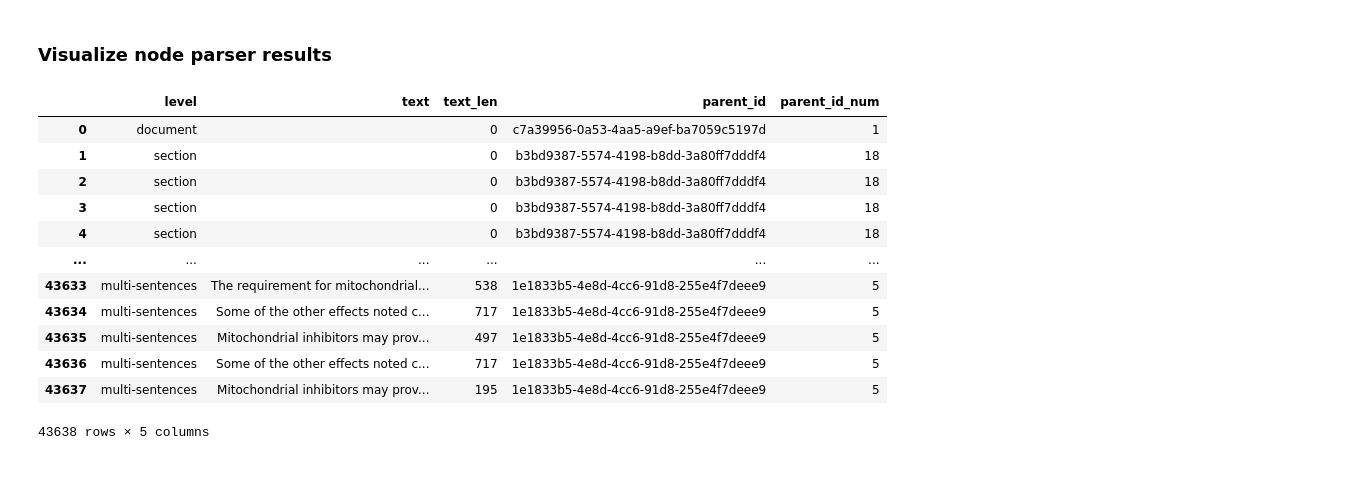
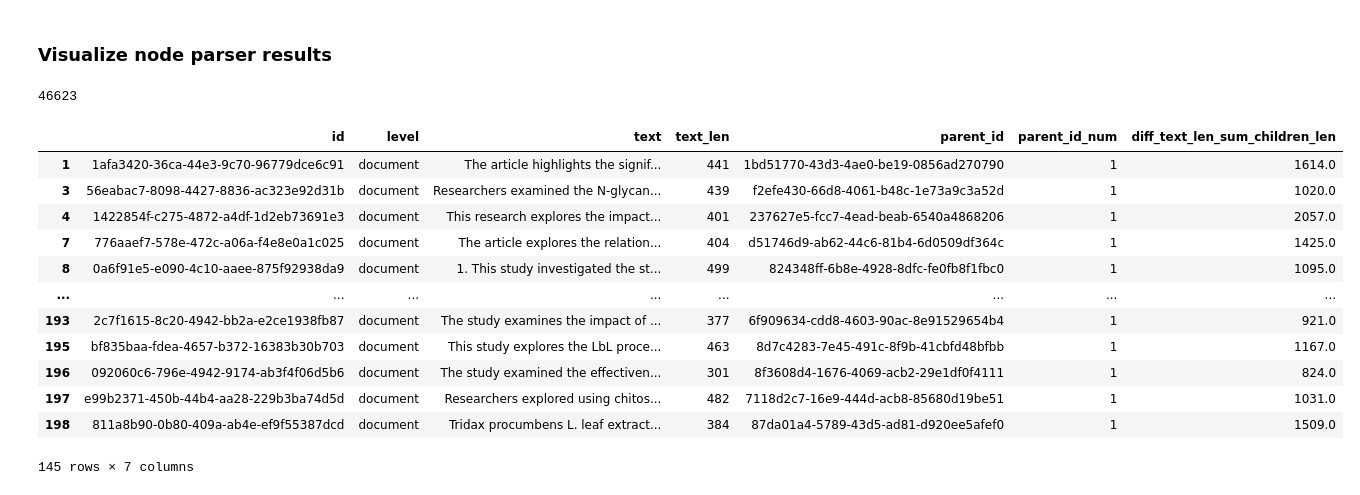
Before and after one commit to zz9tf/Fine-Tuned-GPT-2-with-articles-ground-truth, a Jupyter notebook: code/llamaIndex/basic/test.ipynb, the cells around one changed output. Saved outputs shown, nothing was run; the diff lists cells and outputs as text; code cells hidden in the pictures.

```diff
--- a/code/llamaIndex/basic/test.ipynb
+++ b/code/llamaIndex/basic/test.ipynb
@@ -448,19 +470,27 @@ df['parent_id_num'] = df['parent_id'].map(parent_id_counts)
-# %%
-df
-# %% [output]
-|  | level | text | text_len | parent_id | parent_id_num |
-| 0 | document |  | 0 | c7a39956-0a53-4aa5-a9ef-ba7059c5197d | 1 |
-| 1 | section |  | 0 | b3bd9387-5574-4198-b8dd-3a80ff7dddf4 | 18 |
-| 2 | section |  | 0 | b3bd9387-5574-4198-b8dd-3a80ff7dddf4 | 18 |
-| 3 | section |  | 0 | b3bd9387-5574-4198-b8dd-3a80ff7dddf4 | 18 |
-| 4 | section |  | 0 | b3bd9387-5574-4198-b8dd-3a80ff7dddf4 | 18 |
-| ... | ... | ... | ... | ... | ... |
-| 43633 | multi-sentences | The requirement for mitochondrial... | 538 | 1e1833b5-4e8d-4cc6-91d8-255e4f7deee9 | 5 |
-| 43634 | multi-sentences | Some of the other effects noted c... | 717 | 1e1833b5-4e8d-4cc6-91d8-255e4f7deee9 | 5 |
-| 43635 | multi-sentences | Mitochondrial inhibitors may prov... | 497 | 1e1833b5-4e8d-4cc6-91d8-255e4f7deee9 | 5 |
-| 43636 | multi-sentences | Some of the other effects noted c... | 717 | 1e1833b5-4e8d-4cc6-91d8-255e4f7deee9 | 5 |
-| 43637 | multi-sentences | Mitochondrial inhibitors may prov... | 195 | 1e1833b5-4e8d-4cc6-91d8-255e4f7deee9 | 5 |
-43638 rows × 5 columns
+# %%
+len(id2nodes['a2013402-28e1-4fc7-ae48-3fc81a3fa92a'].metadata['original_content'])
+# %% [output]
+46623
+# %%
+df_filtered = df[~df['diff_text_len_sum_children_len'].isna()]
+
+# Further filter rows where the absolute value of 'diff_text_len_sum_children_len' is greater than 800
+df_large_diff = df_filtered[abs(df_filtered['diff_text_len_sum_children_len']) > 800]
+df_large_diff
+# %% [output]
+|  | id | level | text | text_len | parent_id | parent_id_num | diff_text_len_sum_children_len |
+| 1 | 1afa3420-36ca-44e3-9c70-96779dce6c91 | document | The article highlights the signif... | 441 | 1bd51770-43d3-4ae0-be19-0856ad270790 | 1 | 1614.0 |
+| 3 | 56eabac7-8098-4427-8836-ac323e92d31b | document | Researchers examined the N-glycan... | 439 | f2efe430-66d8-4061-b48c-1e73a9c3a52d | 1 | 1020.0 |
+| 4 | 1422854f-c275-4872-a4df-1d2eb73691e3 | document | This research explores the impact... | 401 | 237627e5-fcc7-4ead-beab-6540a4868206 | 1 | 2057.0 |
+| 7 | 776aaef7-578e-472c-a06a-f4e8e0a1c025 | document | The article explores the relation... | 404 | d51746d9-ab62-44c6-81b4-6d0509df364c | 1 | 1425.0 |
+| 8 | 0a6f91e5-e090-4c10-aaee-875f92938da9 | document | 1. This study investigated the st... | 499 | 824348ff-6b8e-4928-8dfc-fe0fb8f1fbc0 | 1 | 1095.0 |
+| ... | ... | ... | ... | ... | ... | ... | ... |
+| 193 | 2c7f1615-8c20-4942-bb2a-e2ce1938fb87 | document | The study examines the impact of ... | 377 | 6f909634-cdd8-4603-90ac-8e91529654b4 | 1 | 921.0 |
+| 195 | bf835baa-fdea-4657-b372-16383b30b703 | document | This study explores the LbL proce... | 463 | 8d7c4283-7e45-491c-8f9b-41cbfd48bfbb | 1 | 1167.0 |
+| 196 | 092060c6-796e-4942-9174-ab3f4f06d5b6 | document | The study examined the effectiven... | 301 | 8f3608d4-1676-4069-acb2-29e1df0f4111 | 1 | 824.0 |
+| 197 | e99b2371-450b-44b4-aa28-229b3ba74d5d | document | Researchers explored using chitos... | 482 | 7118d2c7-16e9-444d-acb8-85680d19be51 | 1 | 1031.0 |
+| 198 | 811a8b90-0b80-409a-ab4e-ef9f55387dcd | document | Tridax procumbens L. leaf extract... | 384 | 87da01a4-5789-43d5-ad81-d920ee5afef0 | 1 | 1509.0 |
+145 rows × 7 columns
 # %%
 import matplotlib.pyplot as plt
 
```
Also changed, not shown: parts of 5 cells of this notebook, 2 other files.
